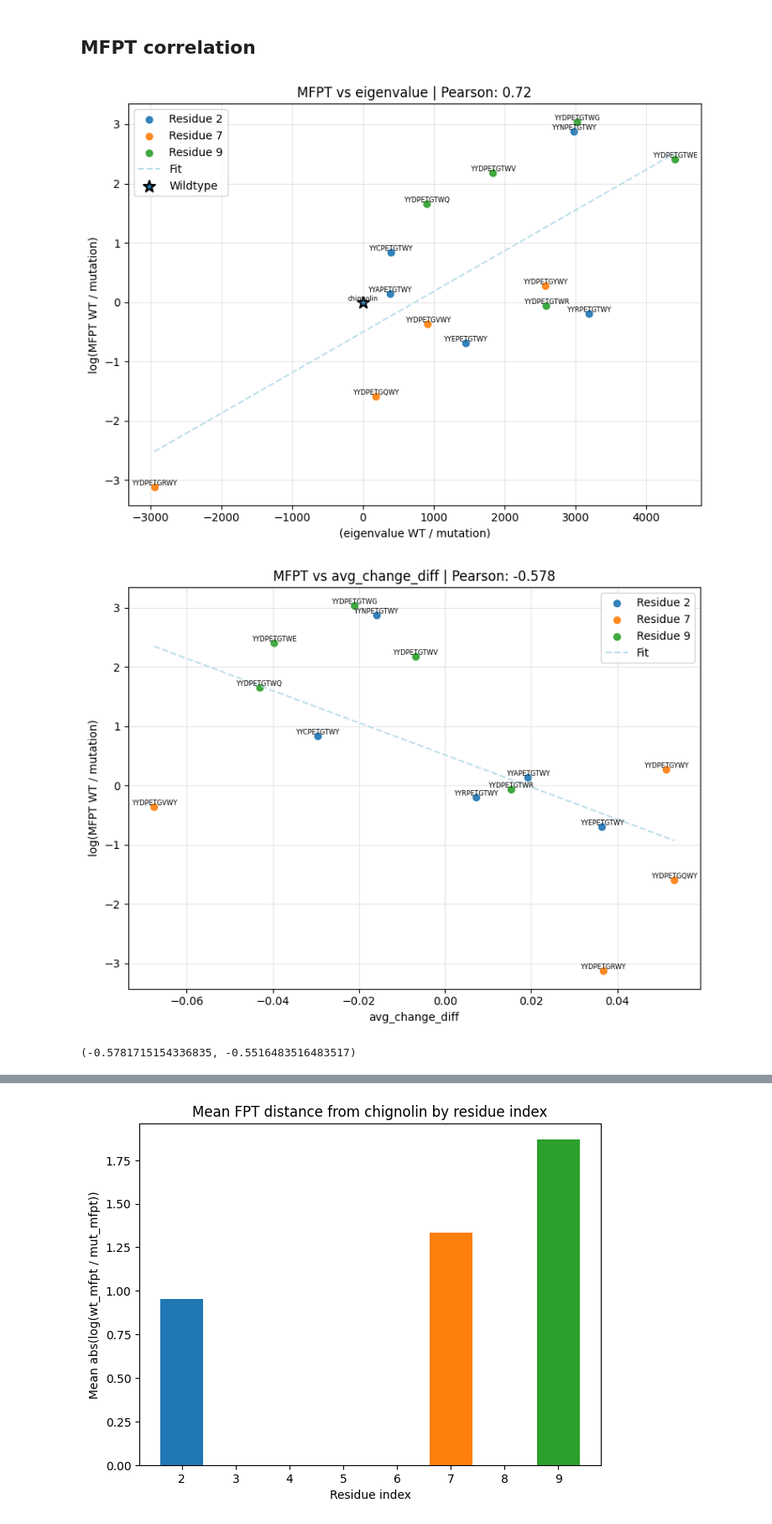
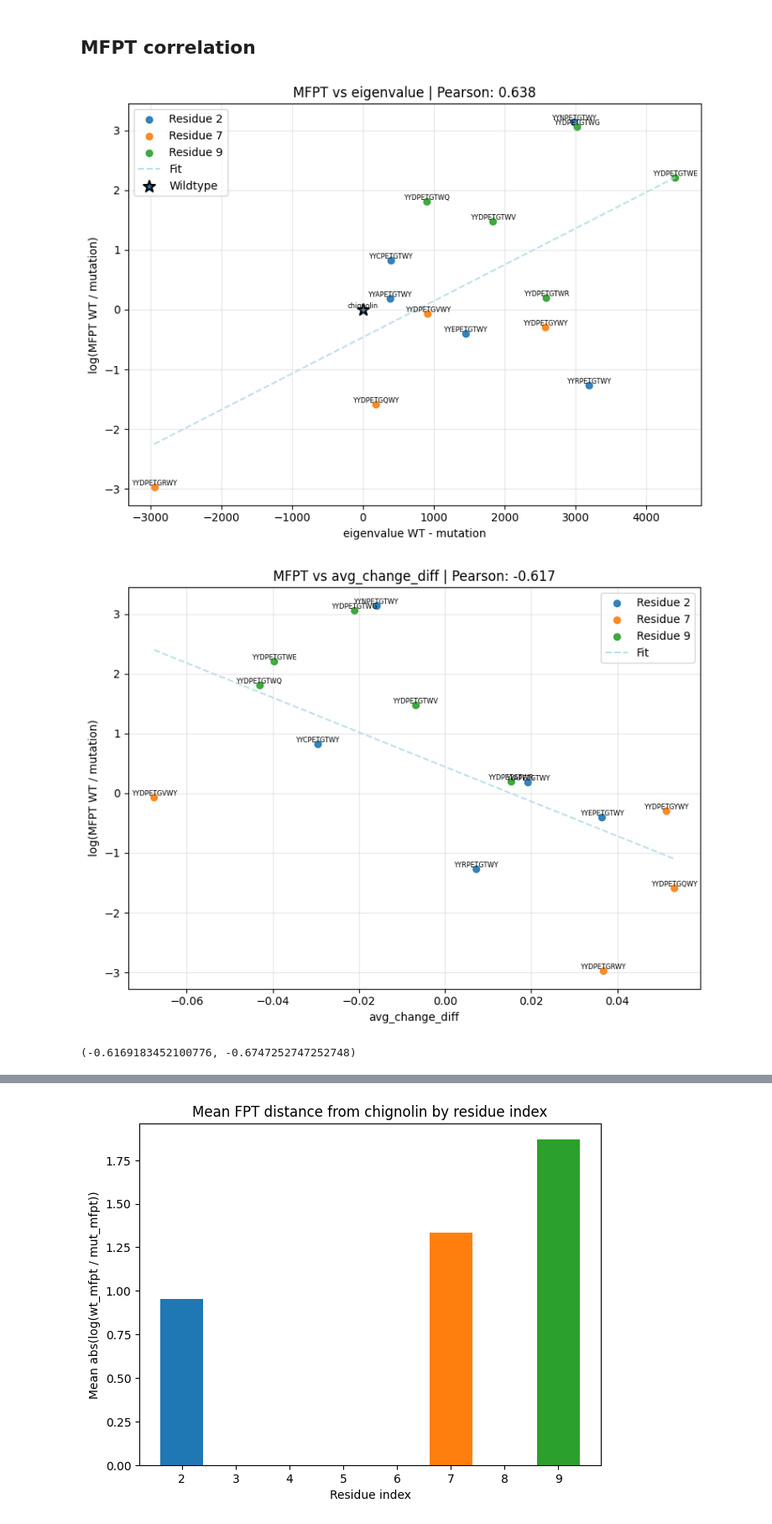
Before and after one commit to MendelsResearchGroup/guiding-peptide-kinetics, a Jupyter notebook: src/dan.ipynb, the cells around one changed output, grey strips where cells are left out. Shown at 84% size. Saved outputs shown, nothing was run; the diff lists cells and outputs as text; code cells hidden in the pictures.

Commit message:
Improve plots

```diff
--- a/src/dan.ipynb
+++ b/src/dan.ipynb
@@ -152,41 +152,38 @@ def plot_mfpt_corr(df, prop_col, wt_label='Wildtype', group_col='residue_idx',
         yy = slope * xx + intercept
         plt.plot(xx, yy, color='lightblue', alpha=0.8, linestyle='--', label="Fit")
 
     if not pd.isna(wt_prop):
         plt.scatter(0 if log_prop else wt_prop, 0, s=120, marker='*',
                     edgecolors='k', linewidths=1.5, label=wt_label)
 
-    xlabel = (f'({prop_col} WT / mutation)'
+    xlabel = (f'{prop_col} WT - mutation'
               if log_prop and not pd.isna(wt_prop)
               else prop_col)
     plt.xlabel(xlabel)
     plt.ylabel('log(MFPT WT / mutation)')
     t = f" | Th={th:.3g}" if th is not None else ""
     plt.title(f"MFPT vs {prop_col} | Pearson: {pearson:.3g}")
     plt.legend()
     plt.grid(True, alpha=0.3)
     plt.tight_layout()
     plt.show()
 
     return pearson, spearman
 
-
-
-
 sample_size = 200
-th = thresholds[5]
+th = thresholds[-1]
 
 with open("../data/mfpt-pace=25000.pkl", "rb") as f:
     all_mfpt = pickle.load(f)
 
 df = collect_df(all_mfpt, th, sample_size)
 
 plot_mfpt_corr(df, 'eigenvalue', annotate=True, showSlope=True)
 plot_mfpt_corr(df, 'avg_change_diff', annotate=True, showSlope=True)
 # %% [output]
-[figure, old version]
+[figure, new version]
-[figure, old version]
+[figure, new version]
-(-0.5781715154336835, -0.5516483516483517)
+(-0.6169183452100776, -0.6747252747252748)
 # %%
 import numpy as np
 import pandas as pd
```
Also changed, not shown: parts of 1 cell of this notebook.
